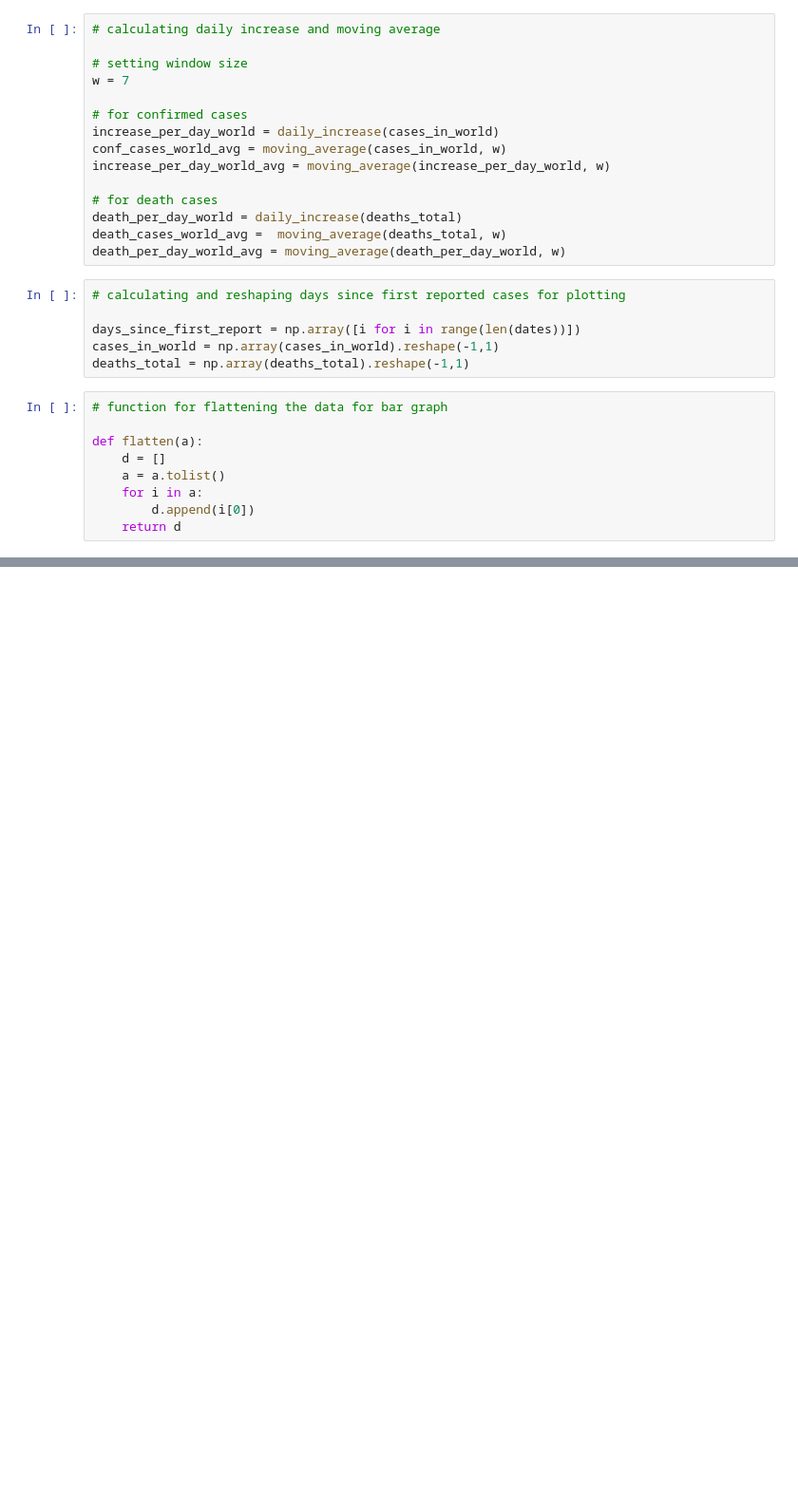
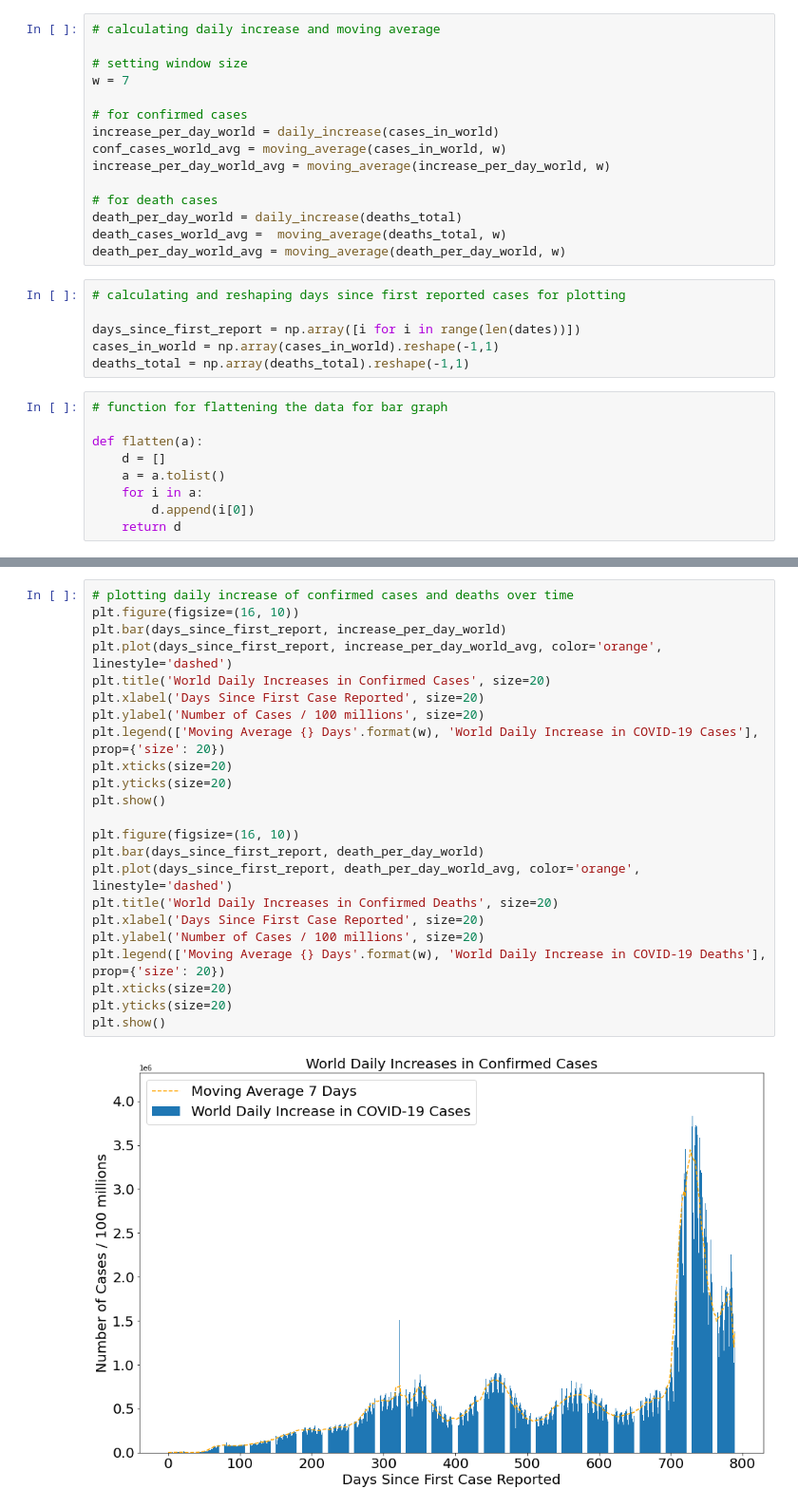
Before and after one commit to aftahee05/ADS1_Assignment_1, a Jupyter notebook: ADS1_Assignment_1.ipynb, the cells around one changed output, grey strips where cells are left out. Shown at 95% size. Drawn from its saved outputs; the diff is of its cells as text; blank space fills up the shorter version.

```diff
--- a/ADS1_Assignment_1.ipynb
+++ b/ADS1_Assignment_1.ipynb
@@ -117,0 +144,25 @@ def flatten(a):
+# %%
+# plotting daily increase of confirmed cases and deaths over time
+plt.figure(figsize=(16, 10))
+plt.bar(days_since_first_report, increase_per_day_world)
+plt.plot(days_since_first_report, increase_per_day_world_avg, color='orange', linestyle='dashed')
+plt.title('World Daily Increases in Confirmed Cases', size=20)
+plt.xlabel('Days Since First Case Reported', size=20)
+plt.ylabel('Number of Cases / 100 millions', size=20)
+plt.legend(['Moving Average {} Days'.format(w), 'World Daily Increase in COVID-19 Cases'], prop={'size': 20})
+plt.xticks(size=20)
+plt.yticks(size=20)
+plt.show()
+
+plt.figure(figsize=(16, 10))
+plt.bar(days_since_first_report, death_per_day_world)
+plt.plot(days_since_first_report, death_per_day_world_avg, color='orange', linestyle='dashed')
+plt.title('World Daily Increases in Confirmed Deaths', size=20)
+plt.xlabel('Days Since First Case Reported', size=20)
+plt.ylabel('Number of Cases / 100 millions', size=20)
+plt.legend(['Moving Average {} Days'.format(w), 'World Daily Increase in COVID-19 Deaths'], prop={'size': 20})
+plt.xticks(size=20)
+plt.yticks(size=20)
+plt.show()
+# %% [output]
+[figure, added]
```
Also changed, not shown: parts of 2 cells of this notebook.
